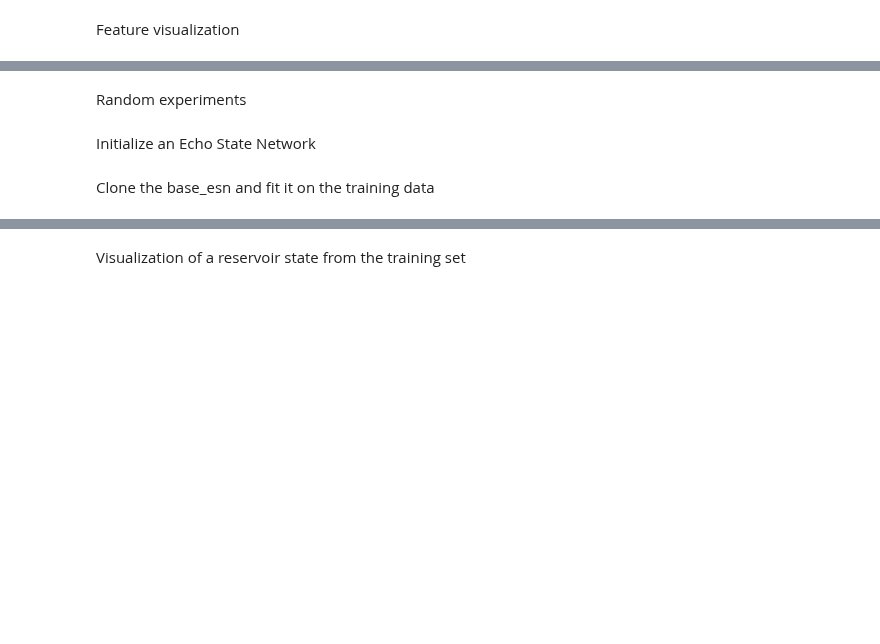
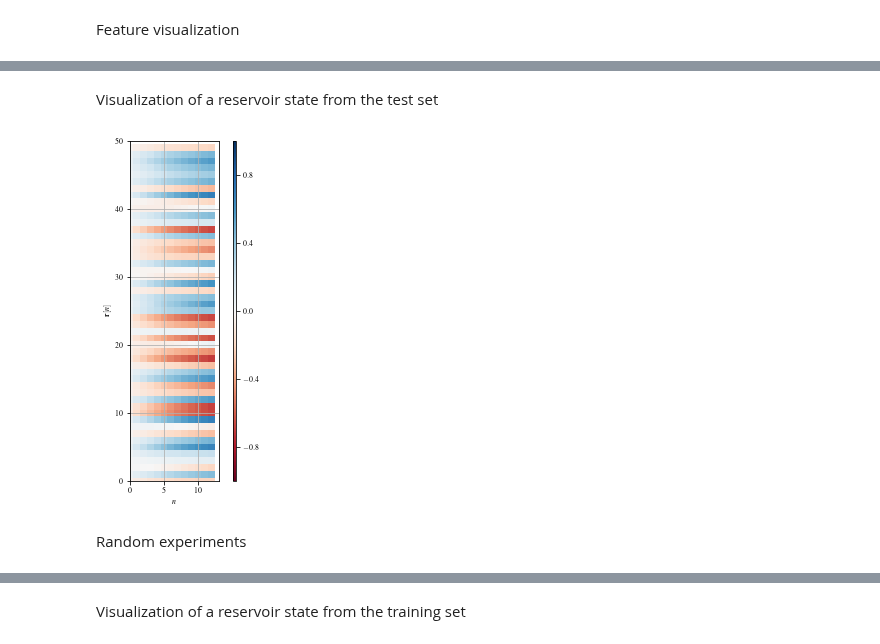
Before and after one commit to PlasmaControl/PyRCN, a Jupyter notebook: examples/spoken_digit_recognition.ipynb, the cells around one changed output, grey strips where cells are left out. Saved outputs shown, nothing was run; the diff lists cells and outputs as text; code cells hidden in the pictures; blank space fills up the shorter version.

```diff
--- a/examples/spoken_digit_recognition.ipynb
+++ b/examples/spoken_digit_recognition.ipynb
@@ -166,2 +332,28 @@ plt.tight_layout()
+# %% [markdown]
+Visualization of a reservoir state from the test set
+# %%
+_ = esn.predict(X=X_test_scaled[0])
+fig = plt.figure()
+fig.subplots_adjust(left=.15, bottom=.16, right=.99, top=.97)
+ax = plt.gca()
+rng = np.random.default_rng(12345)
+idx = rng.choice(100, 50)
+im = plt.imshow(esn.hidden_layer_state[:, idx].T,vmin=-1, vmax=1)
+plt.xlim([0, esn.hidden_layer_state.shape[0]])
+plt.ylim([0, 50])
+plt.xlabel(r'$n$')
+plt.ylabel(r'$\mathbf{r}[n]$')
+plt.grid()
+# create an axes on the right side of ax. The width of cax will be 5%
+# of ax and the padding between cax and ax will be fixed at 0.05 inch.
+divider = make_axes_locatable(ax)
+cax = divider.append_axes("right", size="3%", pad=0.2)
+cb = plt.colorbar(im, cax=cax)
+cb.locator = tick_locator
+cb.update_ticks()
+fig.set_size_inches(0.5*width, height)
+# plt.savefig('spectral_radius_rand_test.pdf', bbox_inches = 'tight', pad_inches = 0)
+# %% [output]
+[figure, added]
 # %% [markdown]
 Random experiments
@@ -210,2 +359,0 @@ for rs in range(20):
-# %% [markdown]
-Initialize an Echo State Network
@@ -220,2 +359,0 @@ base_esn = ESNClassifier(input_to_node=base_input_to_node,
-# %% [markdown]
-Clone the base_esn and fit it on the training data
```
Also changed, not shown: parts of 77 cells of this notebook, 2 other files.
